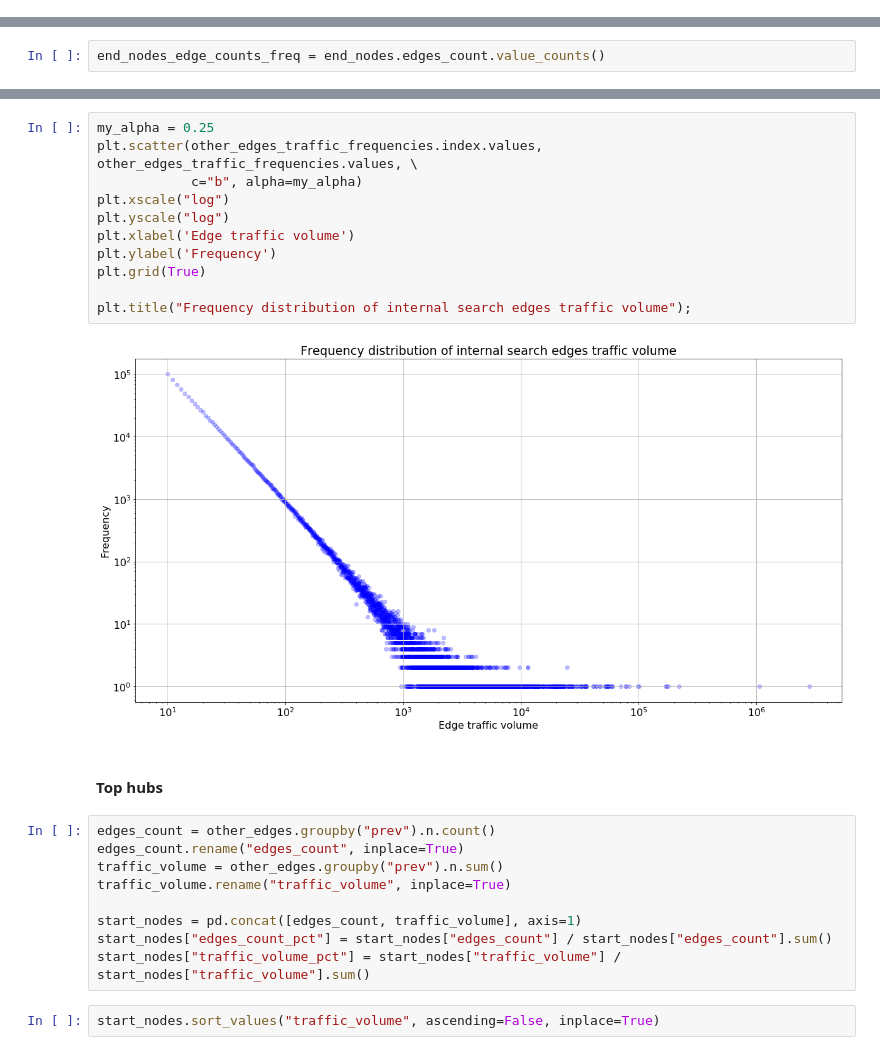
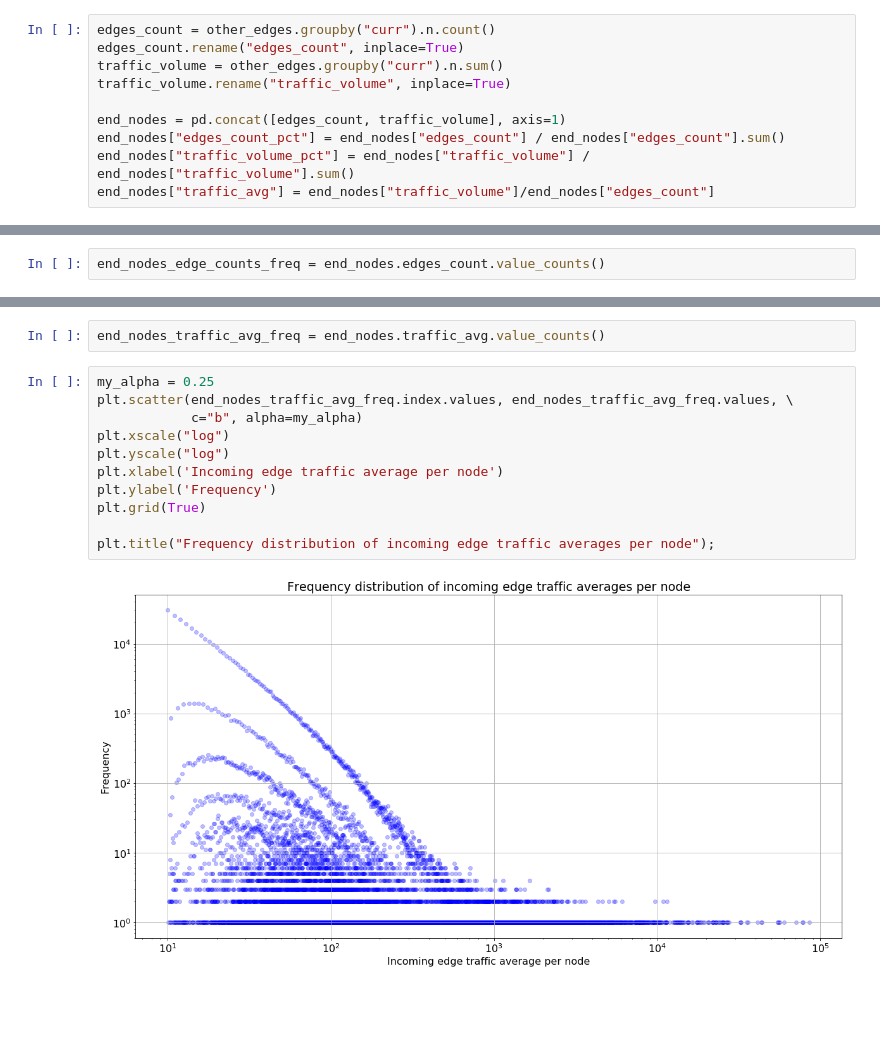
Before and after one commit to 33eyes/wiki-clickstream-graph, a Jupyter notebook: English_Wikipedia_EDA.ipynb, the cells around one changed output, grey strips where cells are left out. Cells and saved outputs as stored; diff of their text form; blank space fills up the shorter version.

```diff
--- a/English_Wikipedia_EDA.ipynb
+++ b/English_Wikipedia_EDA.ipynb
@@ -680,3 +1340,13 @@ end_nodes["traffic_volume_pct"] = end_nodes["traffic_volume"] / end_nodes["traff
+# %%
+edges_count = other_edges.groupby("curr").n.count()
+edges_count.rename("edges_count", inplace=True)
+traffic_volume = other_edges.groupby("curr").n.sum()
+traffic_volume.rename("traffic_volume", inplace=True)
+
+end_nodes = pd.concat([edges_count, traffic_volume], axis=1)
+end_nodes["edges_count_pct"] = end_nodes["edges_count"] / end_nodes["edges_count"].sum()
+end_nodes["traffic_volume_pct"] = end_nodes["traffic_volume"] / end_nodes["traffic_volume"].sum()
+end_nodes["traffic_avg"] = end_nodes["traffic_volume"]/end_nodes["edges_count"]
 # %%
 end_nodes.sort_values("traffic_volume", ascending=False, inplace=True)
 # %%
@@ -850,26 +1511,15 @@ other_edges.head(20)
+# %%
+end_nodes_traffic_avg_freq = end_nodes.traffic_avg.value_counts()
 # %%
 my_alpha = 0.25
-plt.scatter(other_edges_traffic_frequencies.index.values, other_edges_traffic_frequencies.values, \
+plt.scatter(end_nodes_traffic_avg_freq.index.values, end_nodes_traffic_avg_freq.values, \
             c="b", alpha=my_alpha)
 plt.xscale("log")
 plt.yscale("log")
-plt.xlabel('Edge traffic volume')
+plt.xlabel('Incoming edge traffic average per node')
 plt.ylabel('Frequency')
 plt.grid(True)
 
-plt.title("Frequency distribution of internal search edges traffic volume");
+plt.title("Frequency distribution of incoming edge traffic averages per node");
 # %% [output]
-[figure, old version]
+[figure, new version]
-# %% [markdown]
-#### Top hubs
-# %%
-edges_count = other_edges.groupby("prev").n.count()
-edges_count.rename("edges_count", inplace=True)
-traffic_volume = other_edges.groupby("prev").n.sum()
-traffic_volume.rename("traffic_volume", inplace=True)
-
-start_nodes = pd.concat([edges_count, traffic_volume], axis=1)
-start_nodes["edges_count_pct"] = start_nodes["edges_count"] / start_nodes["edges_count"].sum()
-start_nodes["traffic_volume_pct"] = start_nodes["traffic_volume"] / start_nodes["traffic_volume"].sum()
-# %%
-start_nodes.sort_values("traffic_volume", ascending=False, inplace=True)
```
Also changed, not shown: parts of 108 cells of this notebook.
